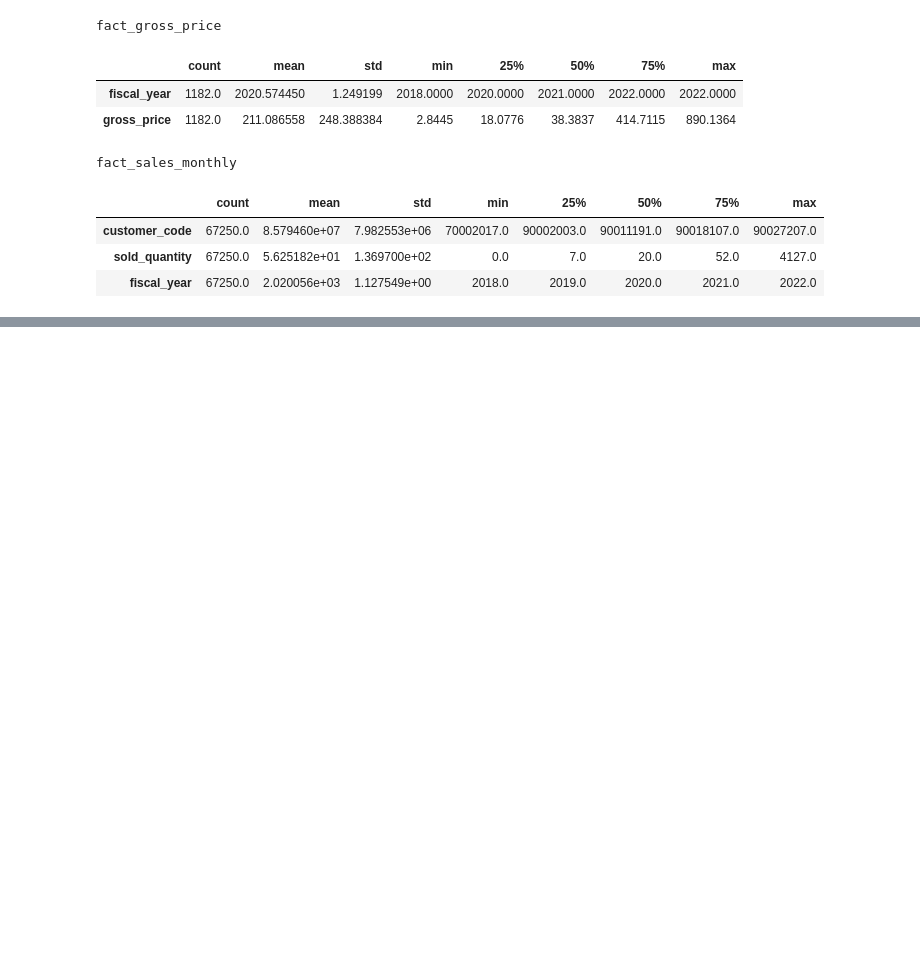
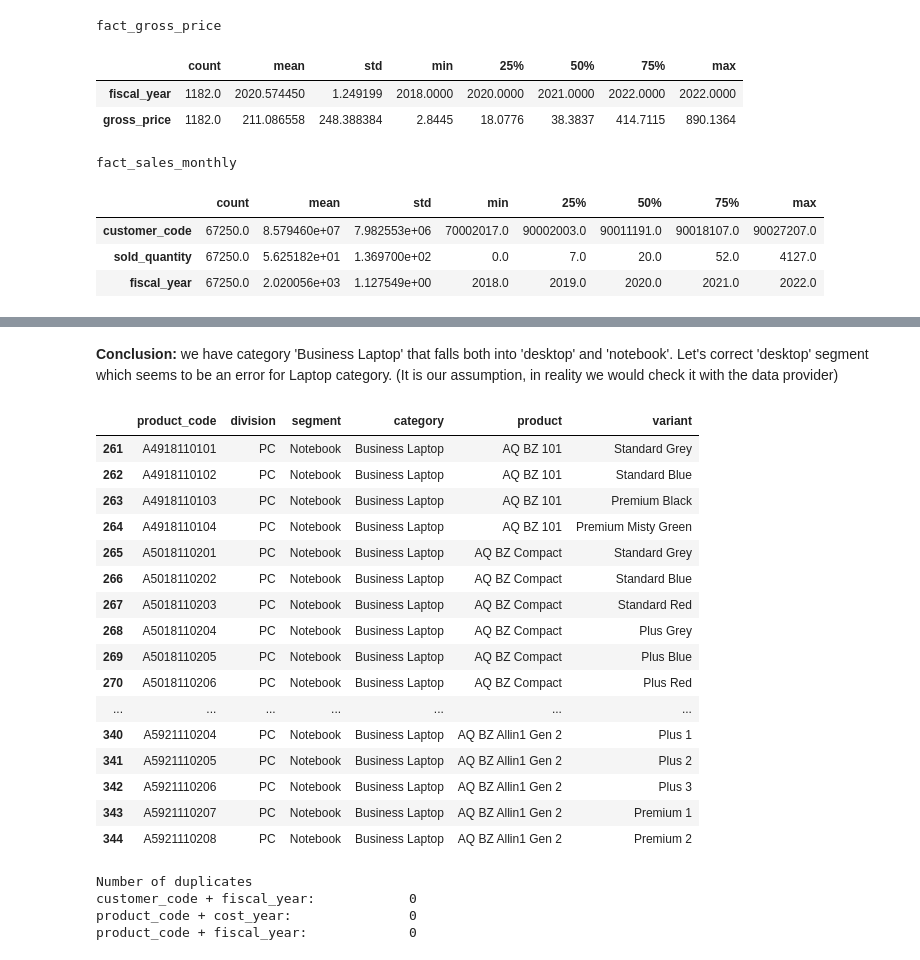
Before and after one commit to maximchuvstvin/i-learn-final-project, a Jupyter notebook: final_project.ipynb, the cells around one changed output, grey strips where cells are left out. Cells and saved outputs as stored; diff of their text form; code cells hidden in the pictures; blank space fills up the shorter version.

```diff
--- a/final_project.ipynb
+++ b/final_project.ipynb
@@ -213,0 +301,35 @@ fact_sales_monthly
+# %% [markdown]
+**Conclusion:** we have category 'Business Laptop' that falls both into 'desktop' and 'notebook'. Let's correct 'desktop' segment which seems to be an error for Laptop category. (It is our assumption, in reality we would check it with the data provider)
+# %%
+# replace segment for 'Business Laptop'
+data_dict['dim_product'].loc[data_dict['dim_product']['category'] == 'Business Laptop', 'segment'] = 'Notebook'
+data_dict['dim_product'][data_dict['dim_product']['category'] == 'Business Laptop']
+# %% [output]
+|  | product_code | division | segment | category | product | variant |
+| 261 | A4918110101 | PC | Notebook | Business Laptop | AQ BZ 101 | Standard Grey |
+| 262 | A4918110102 | PC | Notebook | Business Laptop | AQ BZ 101 | Standard Blue |
+| 263 | A4918110103 | PC | Notebook | Business Laptop | AQ BZ 101 | Premium Black |
+| 264 | A4918110104 | PC | Notebook | Business Laptop | AQ BZ 101 | Premium Misty Green |
+| 265 | A5018110201 | PC | Notebook | Business Laptop | AQ BZ Compact | Standard Grey |
+| 266 | A5018110202 | PC | Notebook | Business Laptop | AQ BZ Compact | Standard Blue |
+| 267 | A5018110203 | PC | Notebook | Business Laptop | AQ BZ Compact | Standard Red |
+| 268 | A5018110204 | PC | Notebook | Business Laptop | AQ BZ Compact | Plus Grey |
+| 269 | A5018110205 | PC | Notebook | Business Laptop | AQ BZ Compact | Plus Blue |
+| 270 | A5018110206 | PC | Notebook | Business Laptop | AQ BZ Compact | Plus Red |
+| ... | ... | ... | ... | ... | ... | ... |
+| 340 | A5921110204 | PC | Notebook | Business Laptop | AQ BZ Allin1 Gen 2 | Plus 1 |
+| 341 | A5921110205 | PC | Notebook | Business Laptop | AQ BZ Allin1 Gen 2 | Plus 2 |
+| 342 | A5921110206 | PC | Notebook | Business Laptop | AQ BZ Allin1 Gen 2 | Plus 3 |
+| 343 | A5921110207 | PC | Notebook | Business Laptop | AQ BZ Allin1 Gen 2 | Premium 1 |
+| 344 | A5921110208 | PC | Notebook | Business Laptop | AQ BZ Allin1 Gen 2 | Premium 2 |
+# %%
+# other duplicates ## Other data where duplication might cause interference
+print('Number of duplicates')
+print(f'{"customer_code + fiscal_year:":<40}{data_dict["fact_pre_discount"].loc[:, ["customer_code","fiscal_year"]].duplicated().sum()}')
+print(f'{"product_code + cost_year:":<40}{data_dict["fact_manufacturing_cost"].loc[:, ["product_code","cost_year"]].duplicated().sum()}')
+print(f'{"product_code + fiscal_year:":<40}{data_dict["fact_gross_price"].loc[:, ["product_code","fiscal_year"]].duplicated().sum()}')
+# %% [output]
+Number of duplicates
+customer_code + fiscal_year:            0
+product_code + cost_year:               0
+product_code + fiscal_year:             0
```
Also changed, not shown: parts of 37 cells of this notebook.
